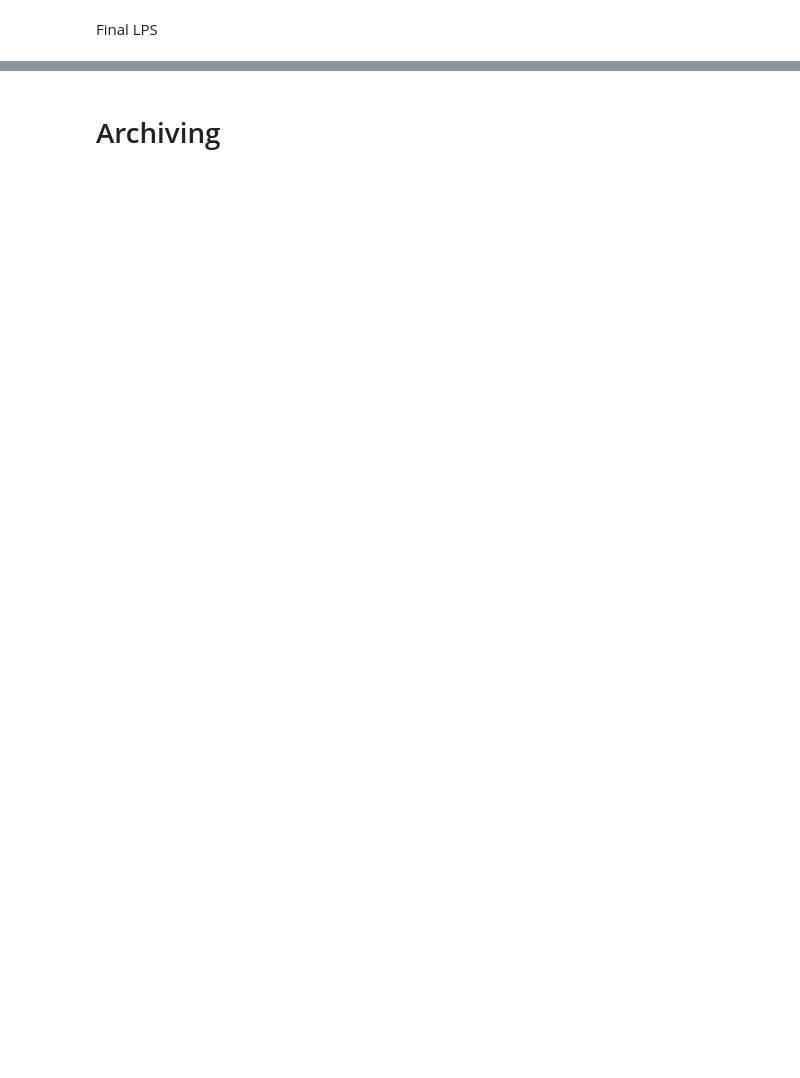
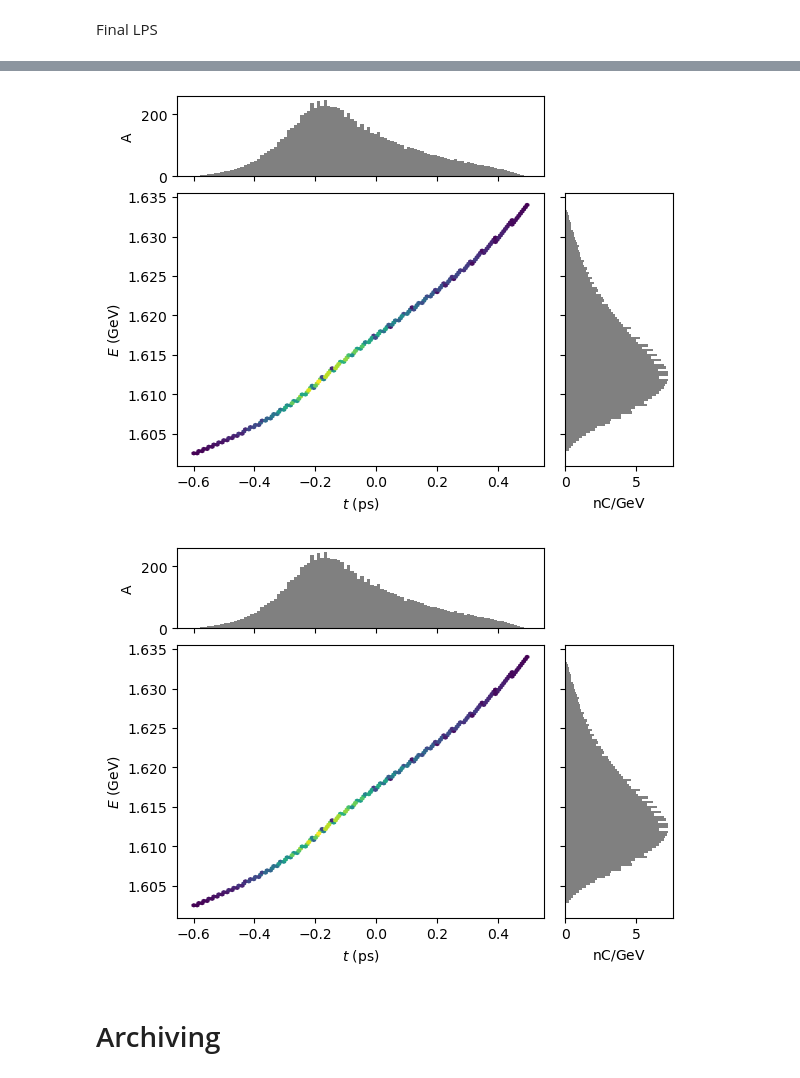
Before and after one commit to slaclab/lume-belt, a Jupyter notebook: docs/examples/belt_example.ipynb, the cells around one changed output, grey strips where cells are left out. Drawn from its saved outputs; the diff is of its cells as text; code cells hidden in the pictures; blank space fills up the shorter version.

```diff
--- a/docs/examples/belt_example.ipynb
+++ b/docs/examples/belt_example.ipynb
@@ -110,3 +121,9 @@ test.output.plot_distribution(file_id=201, xkey="t", ykey="energy", bins=100)
+# %%
+# LPS after BC2
+test.output.plot_distribution(file_id=213, xkey="t", ykey="energy", bins=100)
+# %% [output]
+[figure, added]
+[figure, added]
 # %% [markdown]
 # Archiving
 # %%
```
Also changed, not shown: parts of 10 cells of this notebook, 9 other files.
